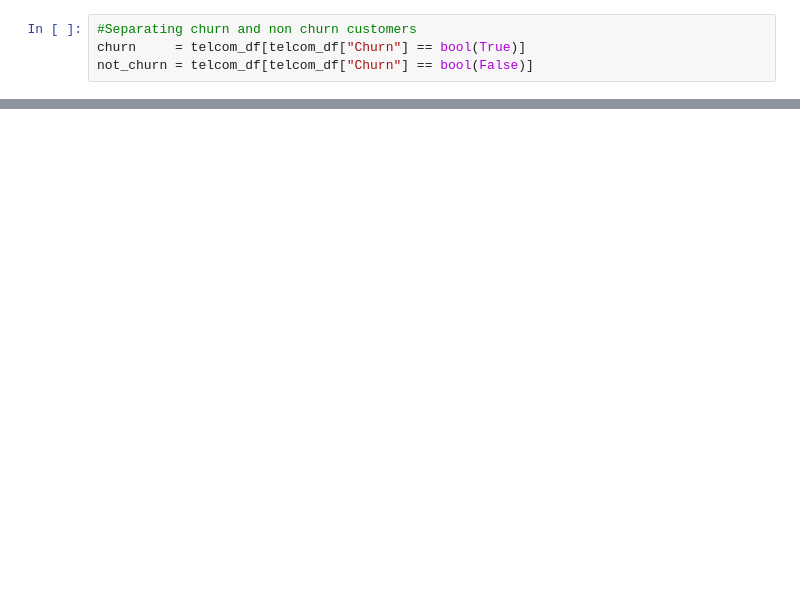
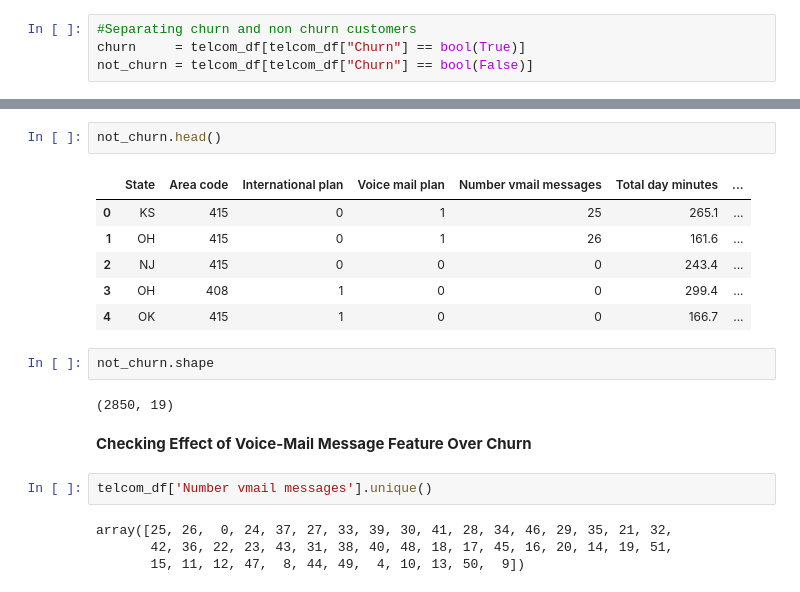
Before and after one commit to mladekar/EDA-Project-Telecom-Churn-Analysis, a Jupyter notebook: Telecom_Churn_Analysis_Capstone_Project.ipynb, the cells around one changed output, grey strips where cells are left out. Saved outputs shown, nothing was run; the diff lists cells and outputs as text; blank space fills up the shorter version.

```diff
--- a/Telecom_Churn_Analysis_Capstone_Project.ipynb
+++ b/Telecom_Churn_Analysis_Capstone_Project.ipynb
@@ -114,0 +155,21 @@ churn.head()
+# %%
+not_churn.head()
+# %% [output]
+|  | State | Area code | International plan | Voice mail plan | Number vmail messages | Total day minutes | ... |
+| 0 | KS | 415 | 0 | 1 | 25 | 265.1 | ... |
+| 1 | OH | 415 | 0 | 1 | 26 | 161.6 | ... |
+| 2 | NJ | 415 | 0 | 0 | 0 | 243.4 | ... |
+| 3 | OH | 408 | 1 | 0 | 0 | 299.4 | ... |
+| 4 | OK | 415 | 1 | 0 | 0 | 166.7 | ... |
+# %%
+not_churn.shape
+# %% [output]
+(2850, 19)
+# %% [markdown]
+**Checking Effect of Voice-Mail Message Feature Over Churn**
+# %%
+telcom_df['Number vmail messages'].unique()
+# %% [output]
+array([25, 26,  0, 24, 37, 27, 33, 39, 30, 41, 28, 34, 46, 29, 35, 21, 32,
+       42, 36, 22, 23, 43, 31, 38, 40, 48, 18, 17, 45, 16, 20, 14, 19, 51,
+       15, 11, 12, 47,  8, 44, 49,  4, 10, 13, 50,  9])
```
Also changed, not shown: parts of 18 cells of this notebook.
